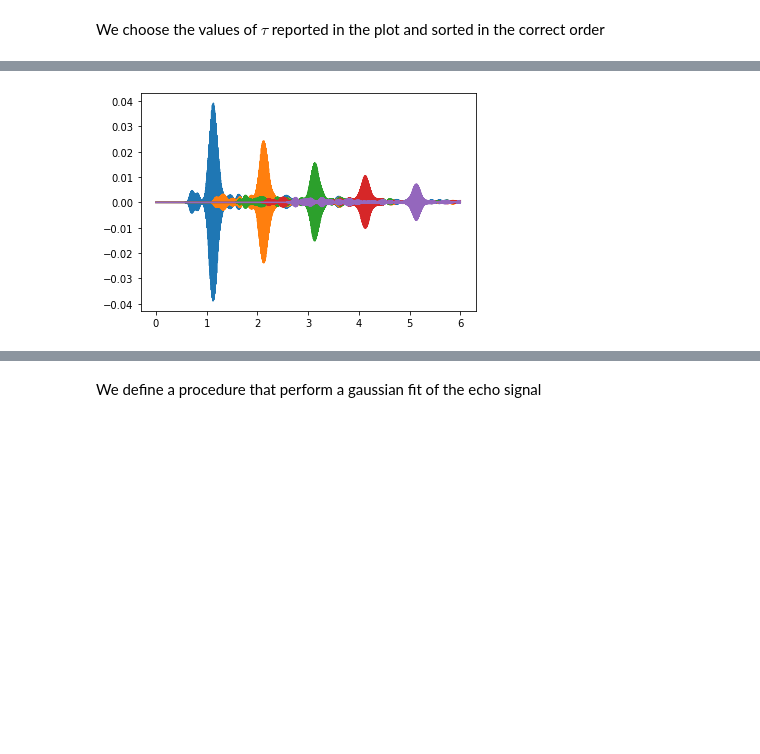
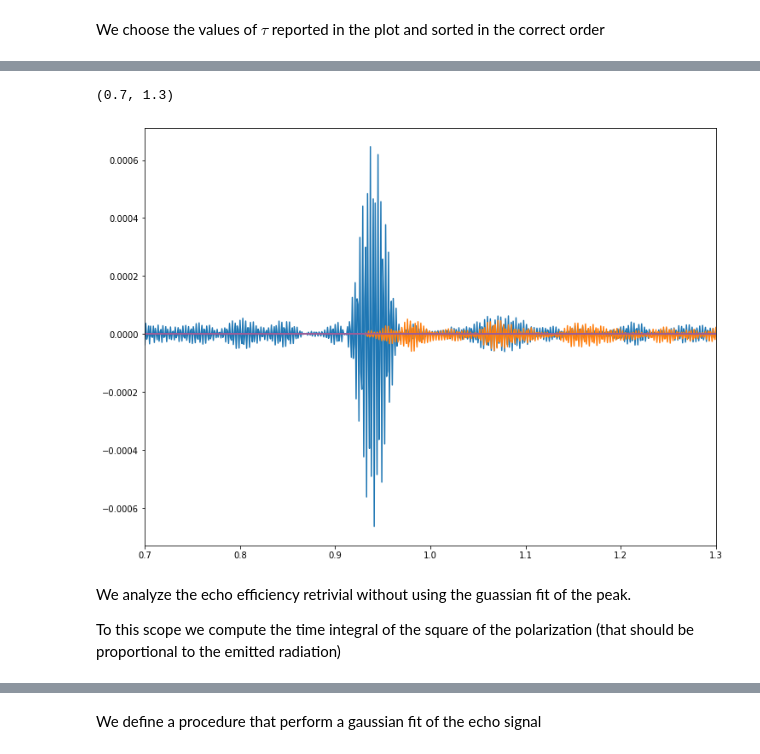
Before and after one commit to marcodalessandro76/Echo_mechanisms_decay_time_optical_orientation, a Jupyter notebook: PHOTON_ECO/ANALYSIS_Plot.ipynb, the cells around one changed output, grey strips where cells are left out. Saved outputs shown, nothing was run; the diff lists cells and outputs as text; code cells hidden in the pictures; blank space fills up the shorter version.

```diff
--- a/PHOTON_ECO/ANALYSIS_Plot.ipynb
+++ b/PHOTON_ECO/ANALYSIS_Plot.ipynb
@@ -396,3 +387,29 @@ eta = 4e-1
+# %%
+#file = 'RT_Echo_k509-activated-energy_1.46-width_0.025/FixSymm/Results/echo_decay_int_pi2_pi_extended-bands.yaml'
+#file_pol = 'RT_Echo_k509-activated-energy_1.46-width_0.025/FixSymm/2ps-direct-decay-int_pi2_pi_extended-bands/o-2ps-direct-decay-int_pi2_pi_extended-bands.polarization'
+#int_str = 'pi2_pi'
+
+#file = 'RT_Echo_k1000_kspan0.06/FixSymm/Results/echo_decay_int_1e3_2e2_omega_1.58-fwhm_100.yaml'
+#file_pol = 'RT_Echo_k1000_kspan0.06/FixSymm/2ps-direct-decay-int_1e3_2e2-omega_1.58-fwhm_100/o-2ps-direct-decay-int_1e3_2e2-omega_1.58-fwhm_100.polarization'
+#file_car = 'RT_Echo_k1000_kspan0.06/FixSymm/2ps-direct-decay-int_1e3_2e2-omega_1.58-fwhm_100/o-2ps-direct-decay-int_1e3_2e2-omega_1.58-fwhm_100.carriers'
+#ndb_car = 'RT_Echo_k1000_kspan0.06/FixSymm/2ps-direct-decay-int_1e3_2e2-omega_1.58-fwhm_100/ndb.RT_carriers'
+#int_str = '1e3_2e2'
+
+
+#file = 'RT_Echo_k1000_kspan0.06/FixSymm/Results/echo_decay_int_1e5_1e5_omega_1.58-fwhm_100.yaml'
+#file_pol = 'RT_Echo_k1000_kspan0.06/FixSymm/2ps-direct-decay-int_1e5_1e5-omega_1.58-fwhm_100/o-2ps-direct-decay-int_1e5_1e5-omega_1.58-fwhm_100.polarization'
+#file_car = 'RT_Echo_k1000_kspan0.06/FixSymm/2ps-direct-decay-int_1e5_1e5-omega_1.58-fwhm_100/o-2ps-direct-decay-int_1e5_1e5-omega_1.58-fwhm_100.carriers'
+#ndb_car = 'RT_Echo_k1000_kspan0.06/FixSymm/2ps-direct-decay-int_1e5_1e5-omega_1.58-fwhm_100/ndb.RT_carriers'
+#int_str = '1e5_1e5'
+
+file = 'RT_Echo_k1000_kspan0.06/FixSymm/Results/echo_decay_int_1e5_1e5_omega_1.58-fwhm_10.yaml'
+file_pol = 'RT_Echo_k1000_kspan0.06/FixSymm/2ps-direct-decay-int_1e5_1e5-omega_1.58-fwhm_10/o-2ps-direct-decay-int_1e5_1e5-omega_1.58-fwhm_10.polarization'
+file_car = 'RT_Echo_k1000_kspan0.06/FixSymm/2ps-direct-decay-int_1e5_1e5-omega_1.58-fwhm_10/o-2ps-direct-decay-int_1e5_1e5-omega_1.58-fwhm_10.carriers'
+ndb_car = 'RT_Echo_k1000_kspan0.06/FixSymm/2ps-direct-decay-int_1e5_1e5-omega_1.58-fwhm_10/ndb.RT_carriers'
+int_str = '1e5_1e5'
+
+
+eta = 4e-1
 # %%
 with open(file, 'r') as f:
     data_loaded = yaml.safe_load(f)
@@ -422,5 +440,13 @@ for t in tau:
 # %%
+plt.figure(figsize=(12,9))
 for t in tau:
     plt.plot(time,echo[t])
+plt.xlim(0.7,1.3)
 # %% [output]
+(0.7, 1.3)
-[figure, old version]
+[figure, new version]
+# %% [markdown]
+We analyze the echo efficiency retrivial without using the guassian fit of the peak.
+
+To this scope we compute the time integral of the square of the polarization (that should be proportional
+to the emitted radiation)
```
Also changed, not shown: parts of 35 cells of this notebook, 5 other files.
